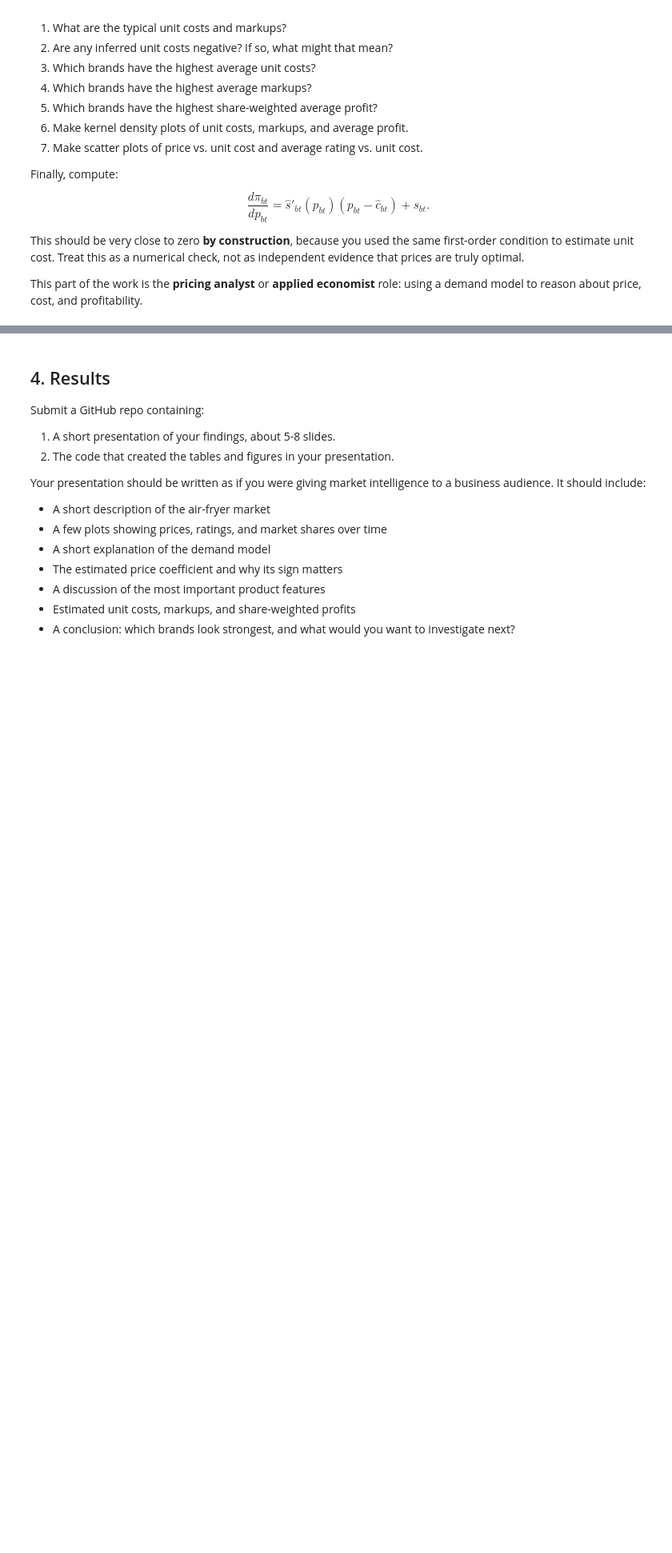
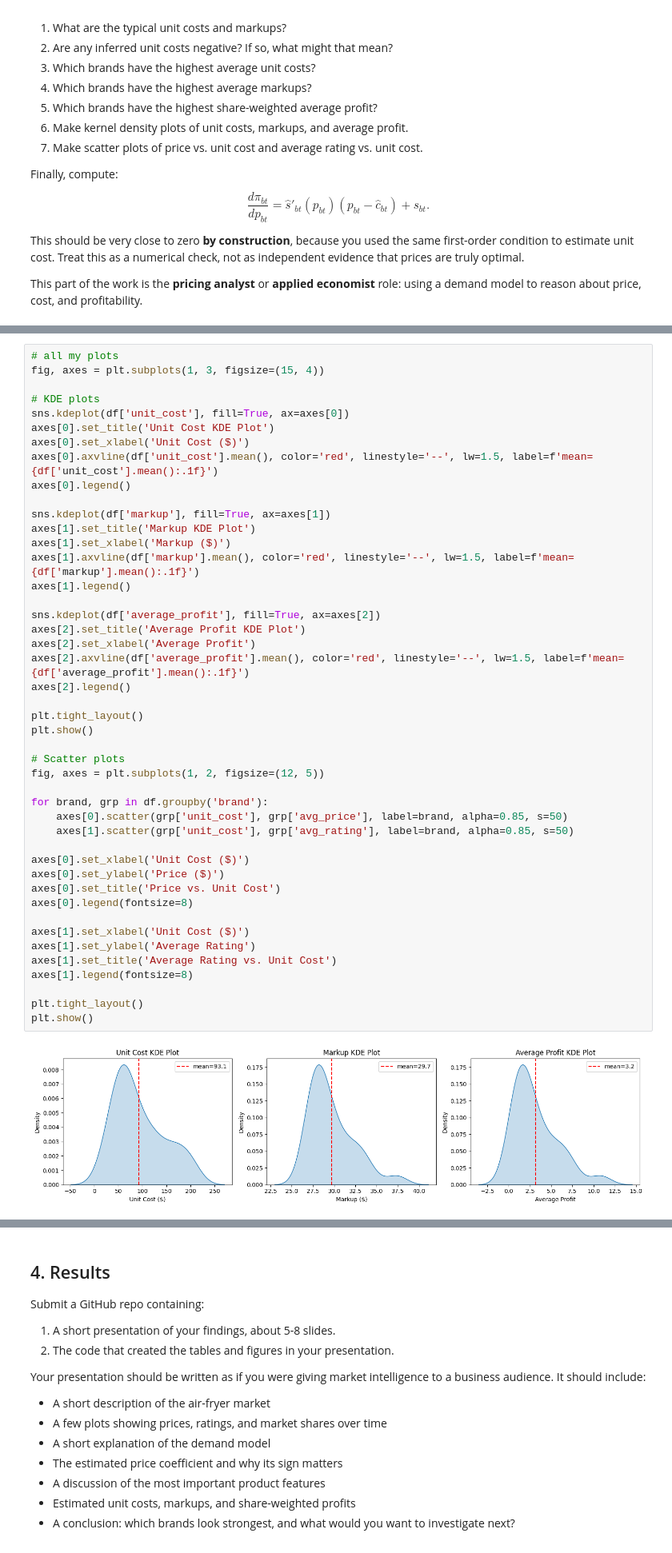
Before and after one commit to lainegoldmacher1/air_fryers, a Jupyter notebook: demand_estimation_lab.ipynb, the cells around one changed output, grey strips where cells are left out. Shown at 80% size. Cells and saved outputs as stored; diff of their text form; blank space fills up the shorter version.

Commit message:
plots

```diff
--- a/demand_estimation_lab.ipynb
+++ b/demand_estimation_lab.ipynb
@@ -404,0 +354,47 @@ plt.show()
+# %%
+# all my plots
+fig, axes = plt.subplots(1, 3, figsize=(15, 4))
+
+# KDE plots
+sns.kdeplot(df['unit_cost'], fill=True, ax=axes[0])
+axes[0].set_title('Unit Cost KDE Plot')
+axes[0].set_xlabel('Unit Cost ($)')
+axes[0].axvline(df['unit_cost'].mean(), color='red', linestyle='--', lw=1.5, label=f'mean={df['unit_cost'].mean():.1f}')
+axes[0].legend()
+
+sns.kdeplot(df['markup'], fill=True, ax=axes[1])
+axes[1].set_title('Markup KDE Plot')
+axes[1].set_xlabel('Markup ($)')
+axes[1].axvline(df['markup'].mean(), color='red', linestyle='--', lw=1.5, label=f'mean={df['markup'].mean():.1f}')
+axes[1].legend()
+
+sns.kdeplot(df['average_profit'], fill=True, ax=axes[2])
+axes[2].set_title('Average Profit KDE Plot')
+axes[2].set_xlabel('Average Profit')
+axes[2].axvline(df['average_profit'].mean(), color='red', linestyle='--', lw=1.5, label=f'mean={df['average_profit'].mean():.1f}')
+axes[2].legend()
+
+plt.tight_layout()
+plt.show()
+
+# Scatter plots
+fig, axes = plt.subplots(1, 2, figsize=(12, 5))
+
+for brand, grp in df.groupby('brand'):
+    axes[0].scatter(grp['unit_cost'], grp['avg_price'], label=brand, alpha=0.85, s=50)
+    axes[1].scatter(grp['unit_cost'], grp['avg_rating'], label=brand, alpha=0.85, s=50)
+
+axes[0].set_xlabel('Unit Cost ($)')
+axes[0].set_ylabel('Price ($)')
+axes[0].set_title('Price vs. Unit Cost')
+axes[0].legend(fontsize=8)
+
+axes[1].set_xlabel('Unit Cost ($)')
+axes[1].set_ylabel('Average Rating')
+axes[1].set_title('Average Rating vs. Unit Cost')
+axes[1].legend(fontsize=8)
+
+plt.tight_layout()
+plt.show()
+# %% [output]
+[figure, added]
```
Also changed, not shown: parts of 4 cells of this notebook.
